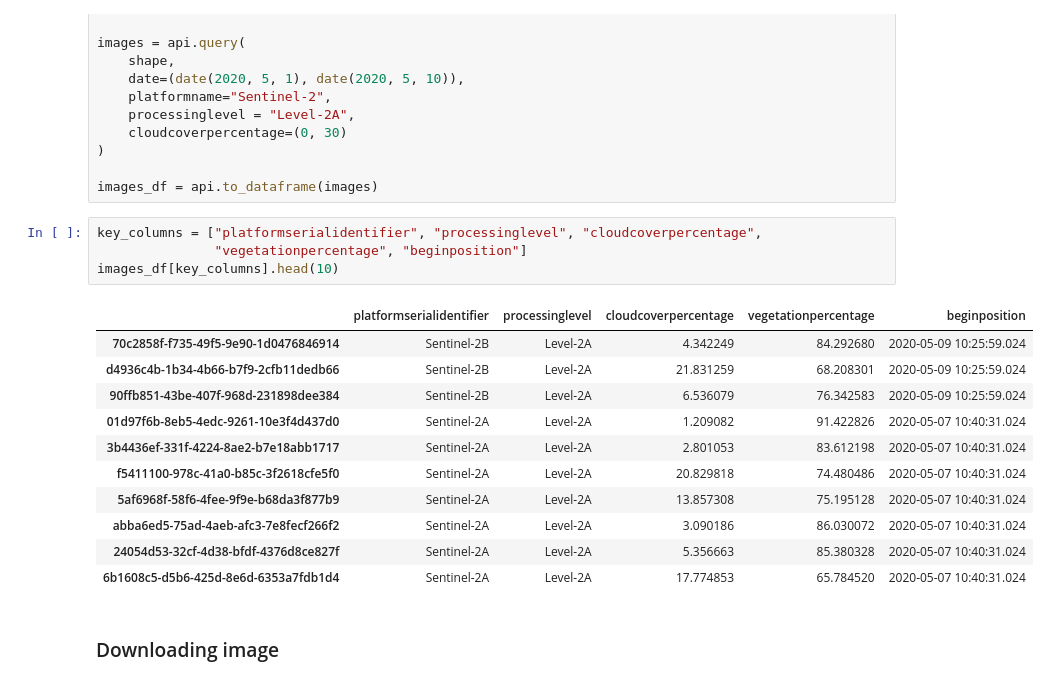
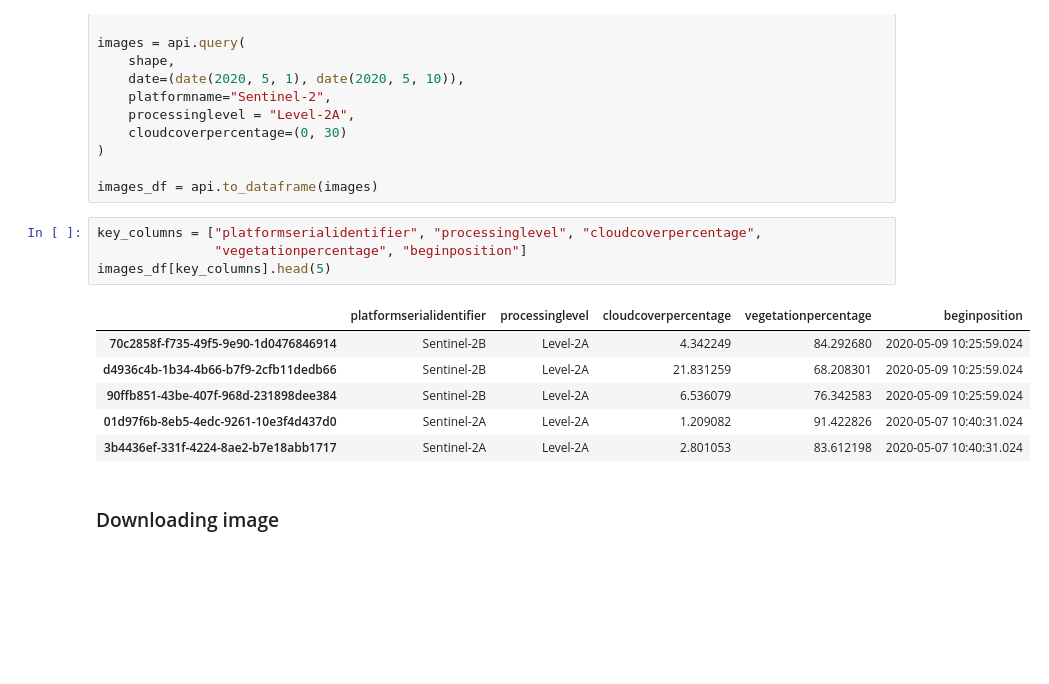
Before and after one commit to artefactory/medium_satellite_imagery, a Jupyter notebook: notebooks/preprocessing_satellite_imagery.ipynb, the cells around one changed output. Cells and saved outputs as stored; diff of their text form; blank space fills up the shorter version.

```diff
--- a/notebooks/preprocessing_satellite_imagery.ipynb
+++ b/notebooks/preprocessing_satellite_imagery.ipynb
@@ -42,19 +58,14 @@ images_df = api.to_dataframe(images)
 # %%
 key_columns = ["platformserialidentifier", "processinglevel", "cloudcoverpercentage",
                "vegetationpercentage", "beginposition"]
-images_df[key_columns].head(10)
+images_df[key_columns].head(5)
 # %% [output]
 |  | platformserialidentifier | processinglevel | cloudcoverpercentage | vegetationpercentage | beginposition |
 | 70c2858f-f735-49f5-9e90-1d0476846914 | Sentinel-2B | Level-2A | 4.342249 | 84.292680 | 2020-05-09 10:25:59.024 |
 | d4936c4b-1b34-4b66-b7f9-2cfb11dedb66 | Sentinel-2B | Level-2A | 21.831259 | 68.208301 | 2020-05-09 10:25:59.024 |
 | 90ffb851-43be-407f-968d-231898dee384 | Sentinel-2B | Level-2A | 6.536079 | 76.342583 | 2020-05-09 10:25:59.024 |
 | 01d97f6b-8eb5-4edc-9261-10e3f4d437d0 | Sentinel-2A | Level-2A | 1.209082 | 91.422826 | 2020-05-07 10:40:31.024 |
 | 3b4436ef-331f-4224-8ae2-b7e18abb1717 | Sentinel-2A | Level-2A | 2.801053 | 83.612198 | 2020-05-07 10:40:31.024 |
-| f5411100-978c-41a0-b85c-3f2618cfe5f0 | Sentinel-2A | Level-2A | 20.829818 | 74.480486 | 2020-05-07 10:40:31.024 |
-| 5af6968f-58f6-4fee-9f9e-b68da3f877b9 | Sentinel-2A | Level-2A | 13.857308 | 75.195128 | 2020-05-07 10:40:31.024 |
-| abba6ed5-75ad-4aeb-afc3-7e8fecf266f2 | Sentinel-2A | Level-2A | 3.090186 | 86.030072 | 2020-05-07 10:40:31.024 |
-| 24054d53-32cf-4d38-bfdf-4376d8ce827f | Sentinel-2A | Level-2A | 5.356663 | 85.380328 | 2020-05-07 10:40:31.024 |
-| 6b1608c5-d5b6-425d-8e6d-6353a7fdb1d4 | Sentinel-2A | Level-2A | 17.774853 | 65.784520 | 2020-05-07 10:40:31.024 |
 # %% [markdown]
 ### Downloading image
 # %% [markdown]
```
Also changed, not shown: parts of 1 cell of this notebook, 1 other file.
